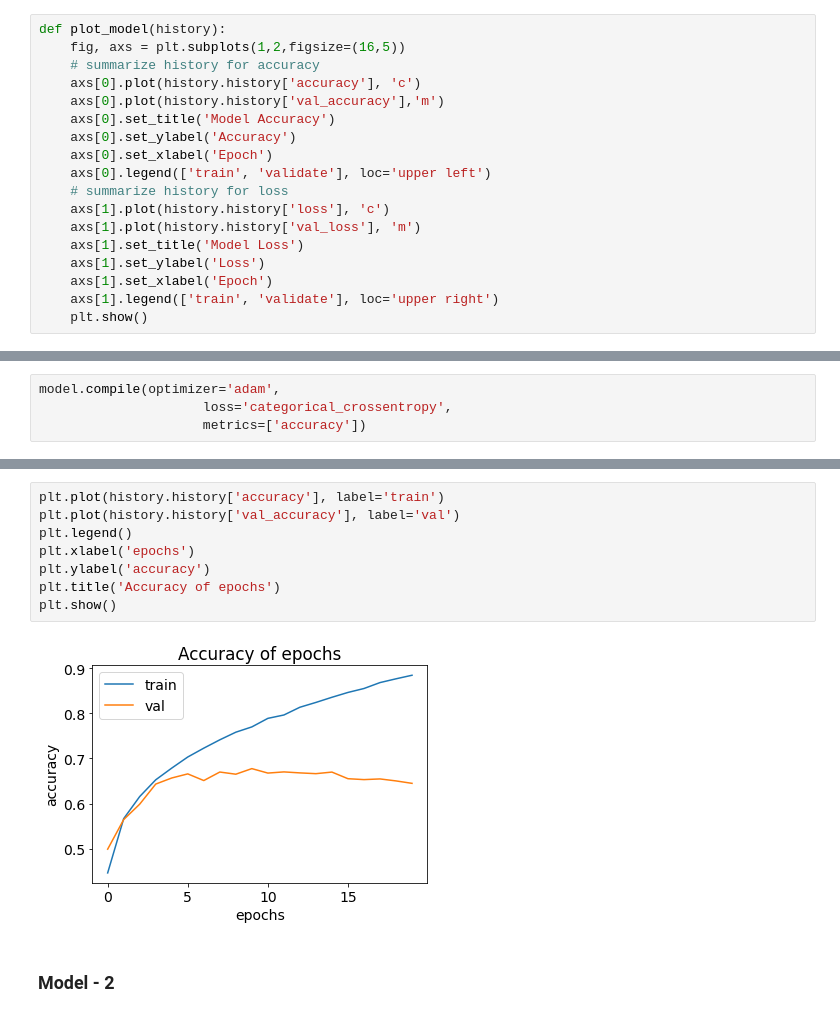
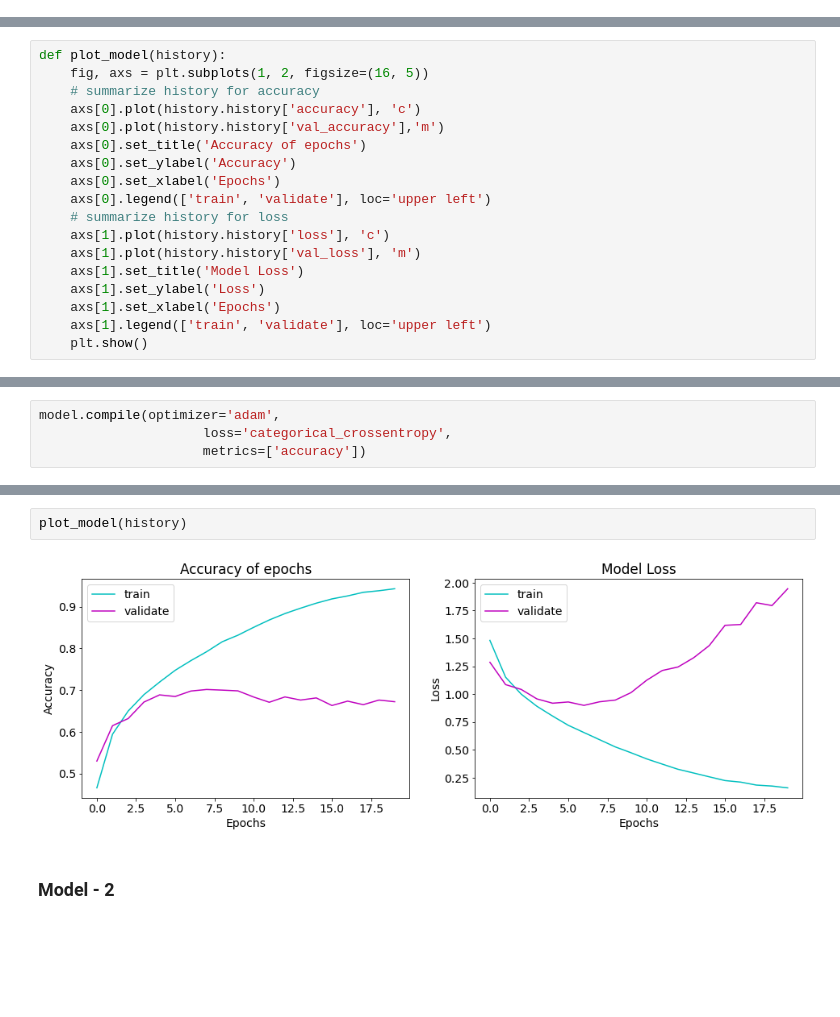
Before and after one commit to Miillya/Geekbrains, a Jupyter notebook: Введение в нейронные сети/Урок 4. Сверточные нейронные сети/hw_04.ipynb, the cells around one changed output, grey strips where cells are left out. Saved outputs shown, nothing was run; the diff lists cells and outputs as text; blank space fills up the shorter version.

```diff
--- a/Введение в нейронные сети/Урок 4. Сверточные нейронные сети/hw_04.ipynb
+++ b/Введение в нейронные сети/Урок 4. Сверточные нейронные сети/hw_04.ipynb
@@ -44,24 +41,6 @@ pd.set_option('display.float_format', lambda x: '%.5f' % x)
 pd.set_option('display.max_columns', 500)
 pd.set_option('display.max_rows', 500)
 pd.set_option('max_colwidth', 300)
-# %%
-def plot_model(history):
-    fig, axs = plt.subplots(1,2,figsize=(16,5))
-    # summarize history for accuracy
-    axs[0].plot(history.history['accuracy'], 'c')
-    axs[0].plot(history.history['val_accuracy'],'m')
-    axs[0].set_title('Model Accuracy')
-    axs[0].set_ylabel('Accuracy')
-    axs[0].set_xlabel('Epoch')
-    axs[0].legend(['train', 'validate'], loc='upper left')
-    # summarize history for loss
-    axs[1].plot(history.history['loss'], 'c')
-    axs[1].plot(history.history['val_loss'], 'm')
-    axs[1].set_title('Model Loss')
-    axs[1].set_ylabel('Loss')
-    axs[1].set_xlabel('Epoch')
-    axs[1].legend(['train', 'validate'], loc='upper right')
-    plt.show()
 # %% [markdown]
 ### AlexNet — свёрточная нейронная сеть для классификации изображений
 # %% [markdown]
@@ -134,6 +113,24 @@ y_train_cat = to_categorical(y_train, 10)
 y_test_cat = to_categorical(y_test, 10)
 # %% [markdown]
 ![image](img/models.png)
+# %%
+def plot_model(history):
+    fig, axs = plt.subplots(1, 2, figsize=(16, 5))
+    # summarize history for accuracy
+    axs[0].plot(history.history['accuracy'], 'c')
+    axs[0].plot(history.history['val_accuracy'],'m')
+    axs[0].set_title('Accuracy of epochs')
+    axs[0].set_ylabel('Accuracy')
+    axs[0].set_xlabel('Epochs')
+    axs[0].legend(['train', 'validate'], loc='upper left')
+    # summarize history for loss
+    axs[1].plot(history.history['loss'], 'c')
+    axs[1].plot(history.history['val_loss'], 'm')
+    axs[1].set_title('Model Loss')
+    axs[1].set_ylabel('Loss')
+    axs[1].set_xlabel('Epochs')
+    axs[1].legend(['train', 'validate'], loc='upper left')
+    plt.show()
 # %% [markdown]
 ### Model - 1
 # %%
@@ -181,13 +184,7 @@ print('Test accuracy:', score_test[1])
-# %%
-plt.plot(history.history['accuracy'], label='train')
-plt.plot(history.history['val_accuracy'], label='val')
-plt.legend()
-plt.xlabel('epochs')
-plt.ylabel('accuracy')
-plt.title('Accuracy of epochs')
-plt.show()
-# %% [output]
-[figure, removed]
+# %%
+plot_model(history)
+# %% [output]
+[figure, added]
 # %% [markdown]
 ### Model - 2
 # %%
```
Also changed, not shown: parts of 35 cells of this notebook.
